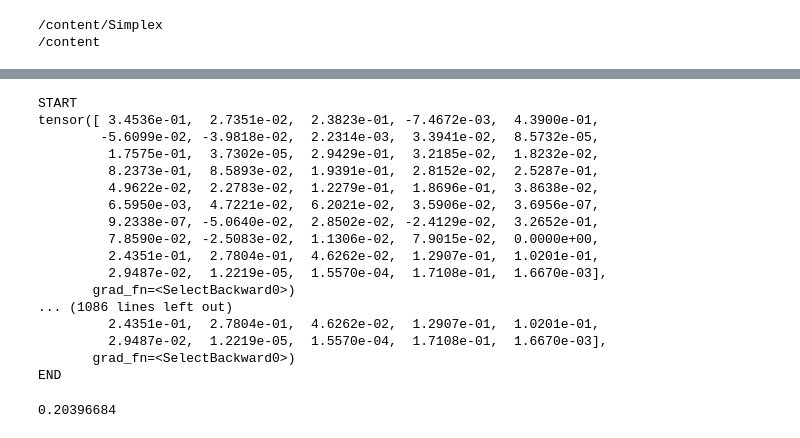
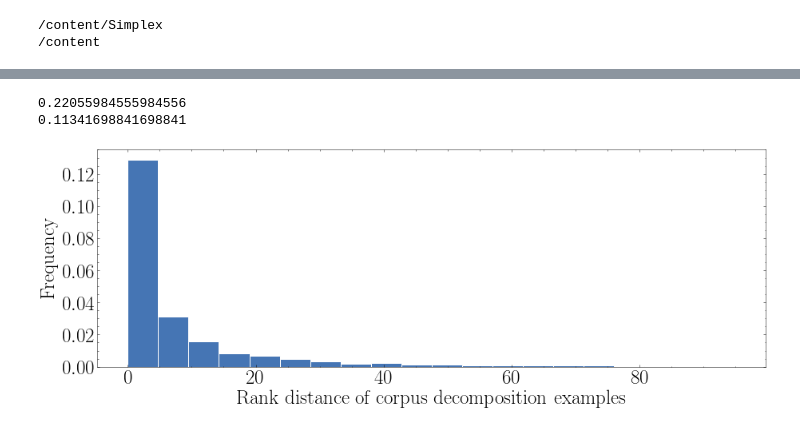
Before and after one commit to alanjeffares/Simplex, a Jupyter notebook: notebooks/rank_dist.ipynb, the cells around one changed output, grey strips where cells are left out. Saved outputs shown, nothing was run; the diff lists cells and outputs as text; code cells hidden in the pictures.

```diff
--- a/notebooks/rank_dist.ipynb
+++ b/notebooks/rank_dist.ipynb
@@ -606,28 +271,0 @@ Weight Fitting Epoch: 10000/10000 ; Error: 16.5 ; Regulator: 1.62 ; Reg Factor:
-# %%
-import torch
-
-# Compute the Integrated Jacobian for a particular example
-i = 4
-input_baseline = torch.zeros(corpus_inputs.shape) # Baseline tensor of the same shape as corpus_inputs
-simplex.jacobian_projection(test_id=i, model=model,
-                             input_baseline=input_baseline)
-
-result = simplex.decompose(i)
-# %% [output]
-START
-tensor([ 3.4536e-01,  2.7351e-02,  2.3823e-01, -7.4672e-03,  4.3900e-01,
-        -5.6099e-02, -3.9818e-02,  2.2314e-03,  3.3941e-02,  8.5732e-05,
-         1.7575e-01,  3.7302e-05,  2.9429e-01,  3.2185e-02,  1.8232e-02,
-         8.2373e-01,  8.5893e-02,  1.9391e-01,  2.8152e-02,  2.5287e-01,
-         4.9622e-02,  2.2783e-02,  1.2279e-01,  1.8696e-01,  3.8638e-02,
-         6.5950e-03,  4.7221e-02,  6.2021e-02,  3.5906e-02,  3.6956e-07,
-         9.2338e-07, -5.0640e-02,  2.8502e-02, -2.4129e-02,  3.2652e-01,
-         7.8590e-02, -2.5083e-02,  1.1306e-02,  7.9015e-02,  0.0000e+00,
-         2.4351e-01,  2.7804e-01,  4.6262e-02,  1.2907e-01,  1.0201e-01,
-         2.9487e-02,  1.2219e-05,  1.5570e-04,  1.7108e-01,  1.6670e-03],
-       grad_fn=<SelectBackward0>)
-... (1086 lines left out)
-         2.4351e-01,  2.7804e-01,  4.6262e-02,  1.2907e-01,  1.0201e-01,
-         2.9487e-02,  1.2219e-05,  1.5570e-04,  1.7108e-01,  1.6670e-03],
-       grad_fn=<SelectBackward0>)
-END
@@ -637,4 +272,21 @@ w_c, x_c, proj_jacobian_c = result[c]
-# %%
-w_c
-# %% [output]
-0.20396684
+# %%
+print((np.array(all_ranks_full) > 10).sum()/len(all_ranks_full))
+print((np.array(all_ranks_full) > 20).sum()/len(all_ranks_full))
+# %% [output]
+0.22055984555984556
+0.11341698841698841
+# %%
+label_size = 35
+tick_size = 25
+
+plt.figure(figsize=(15,5))
+plt.hist(all_ranks_full, bins=20, facecolor = '#4575b4', edgecolor='white',
+         linewidth=1, density=True)
+plt.ylabel('Frequency', fontsize=tick_size)
+plt.xticks(fontsize = tick_size)
+plt.yticks(fontsize = tick_size)
+plt.xlabel('Rank distance of corpus decomposition examples', fontsize=tick_size)
+plt.savefig('hist.pdf', format='pdf', dpi=1200)
+plt.show()
+# %% [output]
+[figure, added]
```
Also changed, not shown: parts of 36 cells of this notebook.
